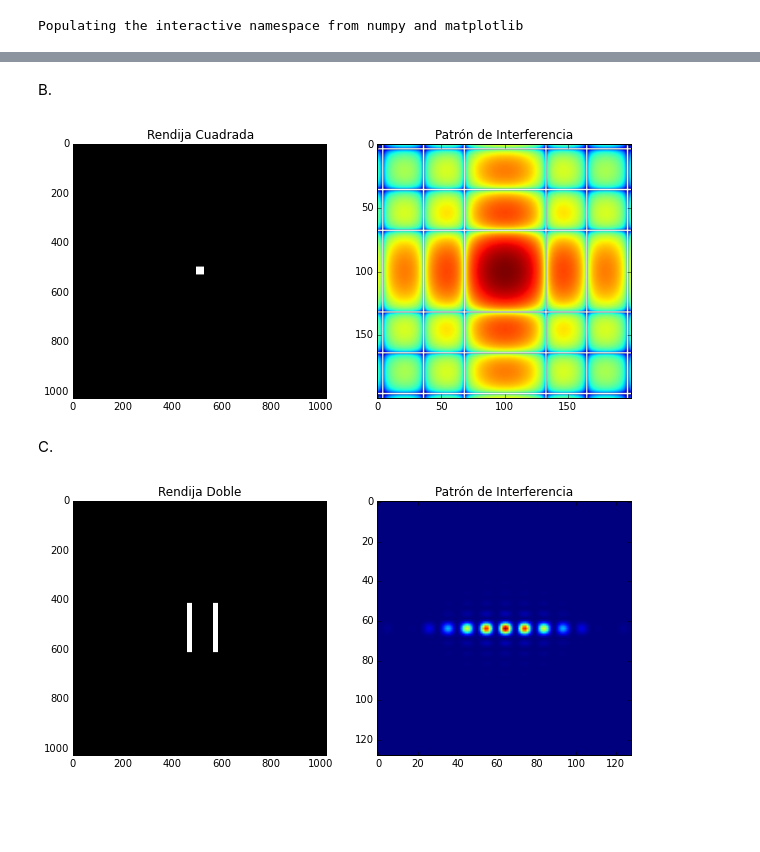
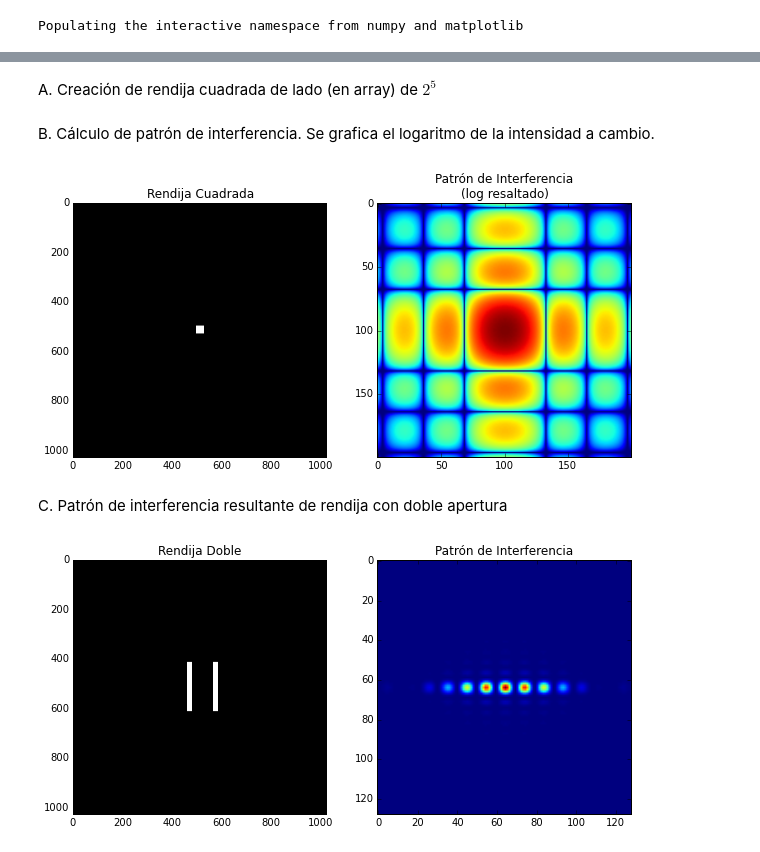
Before and after one commit to Cohnan/CompMathPhysics, a Jupyter notebook: Tareas/HW4/HW4.ipynb, the cells around one changed output, grey strips where cells are left out. Cells and saved outputs as stored; diff of their text form; code cells hidden in the pictures; blank space fills up the shorter version.

Commit message:
Comentarios, enunciados y formato tarea 4

```diff
--- a/Tareas/HW4/HW4.ipynb
+++ b/Tareas/HW4/HW4.ipynb
@@ -10 +20,3 @@ A.
+# %% [markdown]
+A. Creación de rendija cuadrada de lado (en array) de $2^5$
 # %%
@@ -14,31 +28,36 @@ largoP = 2**5
 rendija1 = np.zeros((largoG, largoG), dtype = float32)
 rendija1[(largoG - largoP)/2 : (largoG + largoP)/2, (largoG - largoP)/2 : (largoG + largoP)/2] = 1
-# %% [markdown]
-B.
+# %% [markdown]
+B. Cálculo de patrón de interferencia. Se grafica el logaritmo de la intensidad a cambio.
 # %%
+# Cálculo de amplitud compleja
 rendija1_dft = fft2(rendija1)
-rendija1_shift = fftshift(rendija1_dft)
+rendija1_shift = fftshift(rendija1_dft) # Acomodación de los datos para su graficación
 
+# Lado (en cuadros de array) de la región a mostrar del plano de incidencia
 lado_most1 = 200
 
+# Cálculo del (logaritmo) de la intensidad en la región a mostrar
 mostrar1 = np.log(
     np.absolute(
         rendija1_shift[(largoG - lado_most1)/2 : (largoG + lado_most1)/2, (largoG - lado_most1)/2 : (largoG + lado_most1)/2]
-    )**2)
+    )**2 + 1) #Sin el 1, la gráfica es idéntica a la del enunciado
 
+# Graficación de la rendija utilizada y el patrón resultante en un cuadro
+# centrado de lado indicado
 fig = plt.figure('Rendija Cuadrada', figsize = (10, 5))
 
 ax1 = fig.add_subplot(121)
 ax1.imshow(rendija1, cmap = 'gray')
 ax1.set_title(u"Rendija Cuadrada")
 
 ax2 = fig.add_subplot(122)
 ax2.imshow(mostrar1)
-ax2.set_title(u"Patrón de Interferencia")
+ax2.set_title(u"Patrón de Interferencia\n(log resaltado)")
 
 plt.show( )
 # %% [output]
-[figure, old version]
+[figure, new version]
-# %% [markdown]
-C.
+# %% [markdown]
+C. Patrón de interferencia resultante de rendija con doble apertura
 # %%
```
Also changed, not shown: parts of 9 cells of this notebook, 1 other file.
